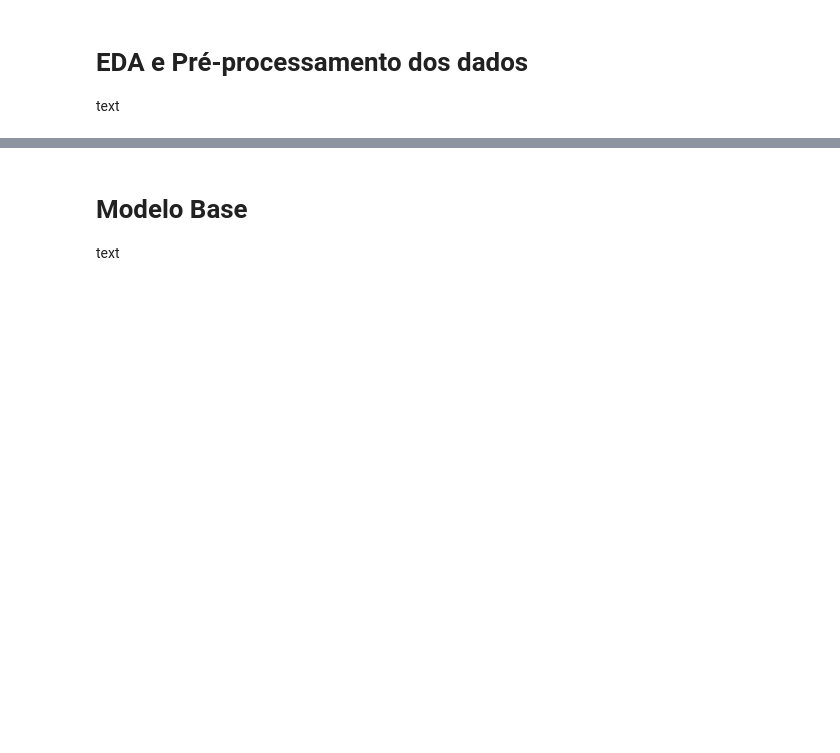
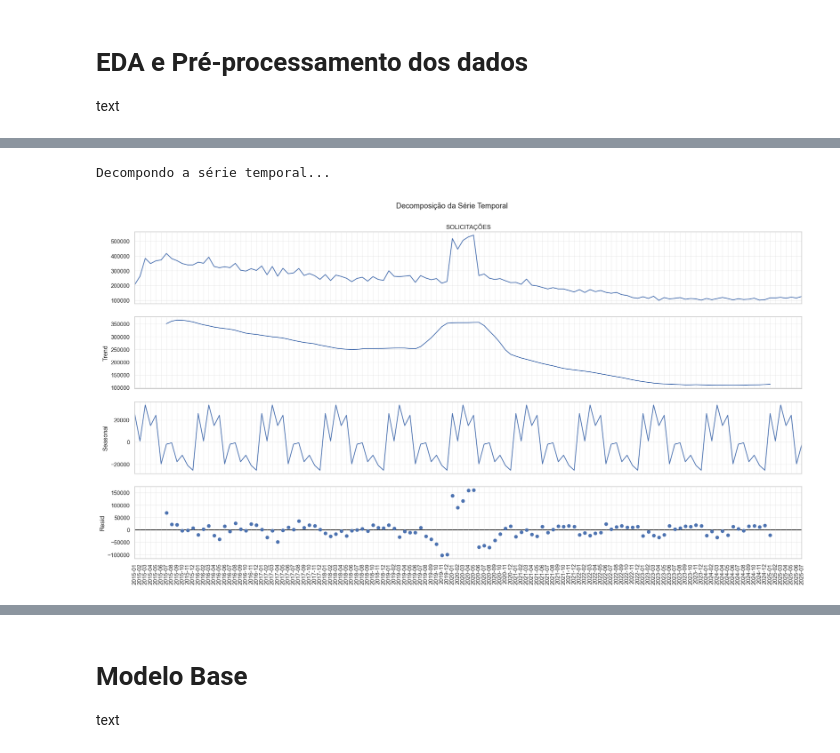
Before and after one commit to Cassimirogustavo/Projeto-Aplicado-4, a Jupyter notebook: cd_projeto_aplicado_IV_entrega_3.ipynb, the cells around one changed output, grey strips where cells are left out. Drawn from its saved outputs; the diff is of its cells as text; code cells hidden in the pictures; blank space fills up the shorter version.

```diff
--- a/cd_projeto_aplicado_IV_entrega_3.ipynb
+++ b/cd_projeto_aplicado_IV_entrega_3.ipynb
@@ -186,0 +476,19 @@ text
+# %%
+# d. Decomposição da Série (Tendência, Sazonalidade, Resíduo)
+# O pipeline menciona a identificação de sazonalidade
+reclamacoes_tempo = df.groupby('AnoMês')['SOLICITAÇÕES'].sum().reset_index()
+reclamacoes_tempo = reclamacoes_tempo.set_index('AnoMês')
+print("Decompondo a série temporal...")
+# Usamos 'period=12' para dados mensais (sazonalidade anual)
+decomposicao = seasonal_decompose(reclamacoes_tempo['SOLICITAÇÕES'], model='additive', period=12)
+
+fig = decomposicao.plot()
+fig.set_size_inches(20, 10)
+for ax in fig.get_axes():
+    ax.grid(True, alpha=0.3)
+plt.suptitle('Decomposição da Série Temporal', y=1.02)
+plt.xticks(rotation=90)
+plt.show()
+# %% [output]
+Decompondo a série temporal...
+[figure, added]
```
Also changed, not shown: parts of 22 cells of this notebook, 1 other file.
